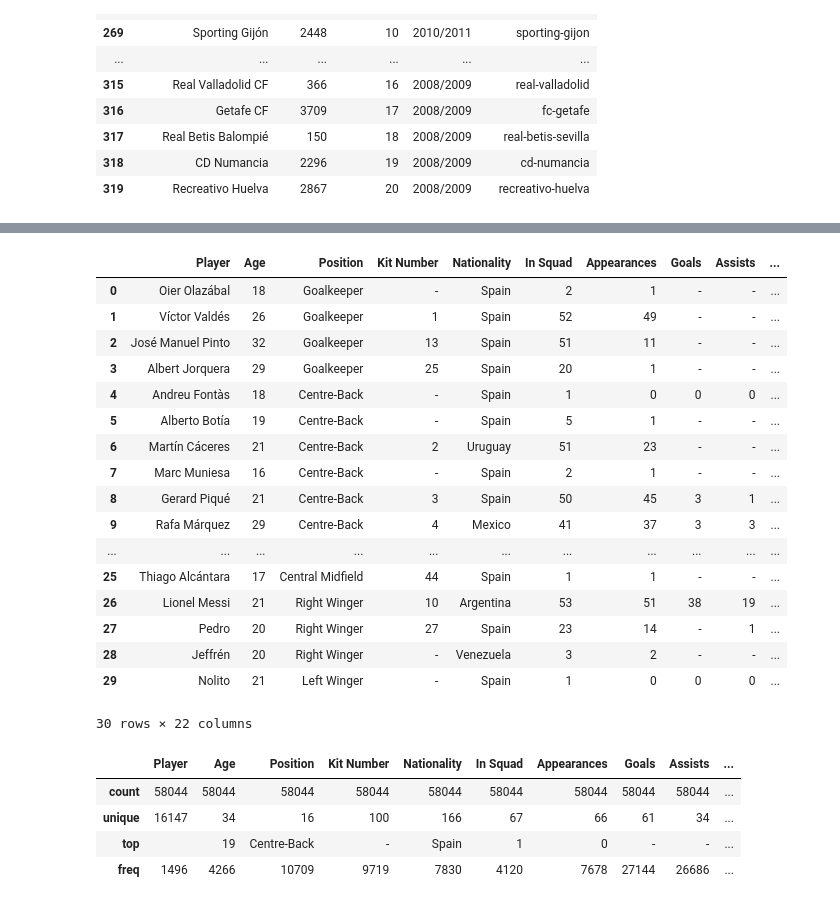
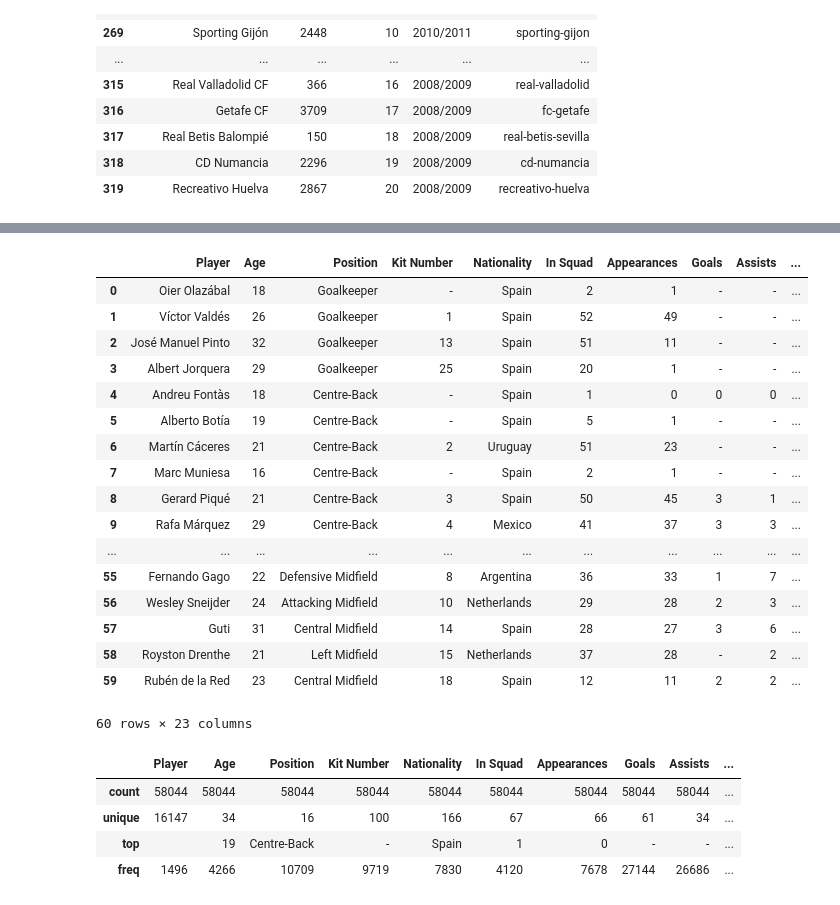
Before and after one commit to Ajaiah-D/Data-Mining-TOTY-Prediction, a Jupyter notebook: TransferMarktScraping.ipynb, the cells around one changed output, grey strips where cells are left out. Cells and saved outputs as stored; diff of their text form; code cells hidden in the pictures.

```diff
--- a/TransferMarktScraping.ipynb
+++ b/TransferMarktScraping.ipynb
@@ -550,7 +553,7 @@ league_dfs['ligue'].tail(60)
 player_data_base_url = 'https://www.transfermarkt.com'
 
 # Function to get player stats
-def get_player_stats_redo(player_data_base_url, team_name, team_id, season_year, league, champions_league, domestic_cup):
+def get_player_stats_redo(player_data_base_url, team_name, team_id, season_year, placement, league, champions_league, domestic_cup):
     headers = {'User-Agent': 'Mozilla/5.0'}
     url = f"{player_data_base_url}/{team_name}/leistungsdaten/verein/{team_id}/plus/1?reldata=%26{season_year}"
     response = requests.get(url, headers=headers)
@@ -630,6 +633,7 @@ def get_player_stats_redo(player_data_base_url, team_name, team_id, season_year,
             'Club': club_name,
             'Season': season,
             'Team': team_name,
+            'Placement': placement,
             'League': league,
             'Champions League': champions_league,
             'Domestic Cup': domestic_cup
@@ -643,7 +647,7 @@ def get_player_stats_redo(player_data_base_url, team_name, team_id, season_year,
 comprehensive_df = pd.DataFrame(columns=[
     'Player', 'Age', 'Position', 'Kit Number', 'Nationality', 'In Squad', 'Appearances', 'Goals',
     'Assists', 'Yellow Cards', 'Second Yellows', 'Straight Reds', 'Substituted On', 'Substituted Off',
-    'PPG', 'Minutes Played', 'Club', 'Season', 'Team', 'League', 'Champions League', 'Domestic Cup'
+    'PPG', 'Minutes Played', 'Club', 'Season', 'Team','Placement', 'League', 'Champions League', 'Domestic Cup'
 ])
 
 # Loop over each league DataFrame to get player data
@@ -656,31 +660,32 @@ for league, df in league_dfs.items():
             season_year = int(season.split('/')[0])
             champions_league = row['Champions League']
             domestic_cup = row['Domestic Cup']
+            placement = row['Placement']
             player_stats = get_player_stats_redo(
-                player_data_base_url, team_name, team_id, season_year, league, champions_league, domestic_cup
+                player_data_base_url, team_name, team_id, season_year, placement, league, champions_league, domestic_cup
             )
             comprehensive_df = pd.concat([comprehensive_df, pd.DataFrame(player_stats)], ignore_index=True)
 # %%
-comprehensive_df.head(30)
+comprehensive_df.head(60)
 # %% [output]
 |  | Player | Age | Position | Kit Number | Nationality | In Squad | Appearances | Goals | Assists | ... |
 | 0 | Oier Olazábal | 18 | Goalkeeper | - | Spain | 2 | 1 | - | - | ... |
 | 1 | Víctor Valdés | 26 | Goalkeeper | 1 | Spain | 52 | 49 | - | - | ... |
 | 2 | José Manuel Pinto | 32 | Goalkeeper | 13 | Spain | 51 | 11 | - | - | ... |
 | 3 | Albert Jorquera | 29 | Goalkeeper | 25 | Spain | 20 | 1 | - | - | ... |
 | 4 | Andreu Fontàs | 18 | Centre-Back | - | Spain | 1 | 0 | 0 | 0 | ... |
 | 5 | Alberto Botía | 19 | Centre-Back | - | Spain | 5 | 1 | - | - | ... |
 | 6 | Martín Cáceres | 21 | Centre-Back | 2 | Uruguay | 51 | 23 | - | - | ... |
 | 7 | Marc Muniesa | 16 | Centre-Back | - | Spain | 2 | 1 | - | - | ... |
 | 8 | Gerard Piqué | 21 | Centre-Back | 3 | Spain | 50 | 45 | 3 | 1 | ... |
 | 9 | Rafa Márquez | 29 | Centre-Back | 4 | Mexico | 41 | 37 | 3 | 3 | ... |
 | ... | ... | ... | ... | ... | ... | ... | ... | ... | ... | ... |
-| 25 | Thiago Alcántara | 17 | Central Midfield | 44 | Spain | 1 | 1 | - | - | ... |
-| 26 | Lionel Messi | 21 | Right Winger | 10 | Argentina | 53 | 51 | 38 | 19 | ... |
-| 27 | Pedro | 20 | Right Winger | 27 | Spain | 23 | 14 | - | 1 | ... |
-| 28 | Jeffrén | 20 | Right Winger | - | Venezuela | 3 | 2 | - | - | ... |
-| 29 | Nolito | 21 | Left Winger | - | Spain | 1 | 0 | 0 | 0 | ... |
+| 55 | Fernando Gago | 22 | Defensive Midfield | 8 | Argentina | 36 | 33 | 1 | 7 | ... |
+| 56 | Wesley Sneijder | 24 | Attacking Midfield | 10 | Netherlands | 29 | 28 | 2 | 3 | ... |
+| 57 | Guti | 31 | Central Midfield | 14 | Spain | 28 | 27 | 3 | 6 | ... |
+| 58 | Royston Drenthe | 21 | Left Midfield | 15 | Netherlands | 37 | 28 | - | 2 | ... |
+| 59 | Rubén de la Red | 23 | Central Midfield | 18 | Spain | 12 | 11 | 2 | 2 | ... |
-30 rows × 22 columns
+60 rows × 23 columns
 # %%
 comprehensive_df.describe()
 # %% [output]
```
Also changed, not shown: parts of 19 cells of this notebook.
